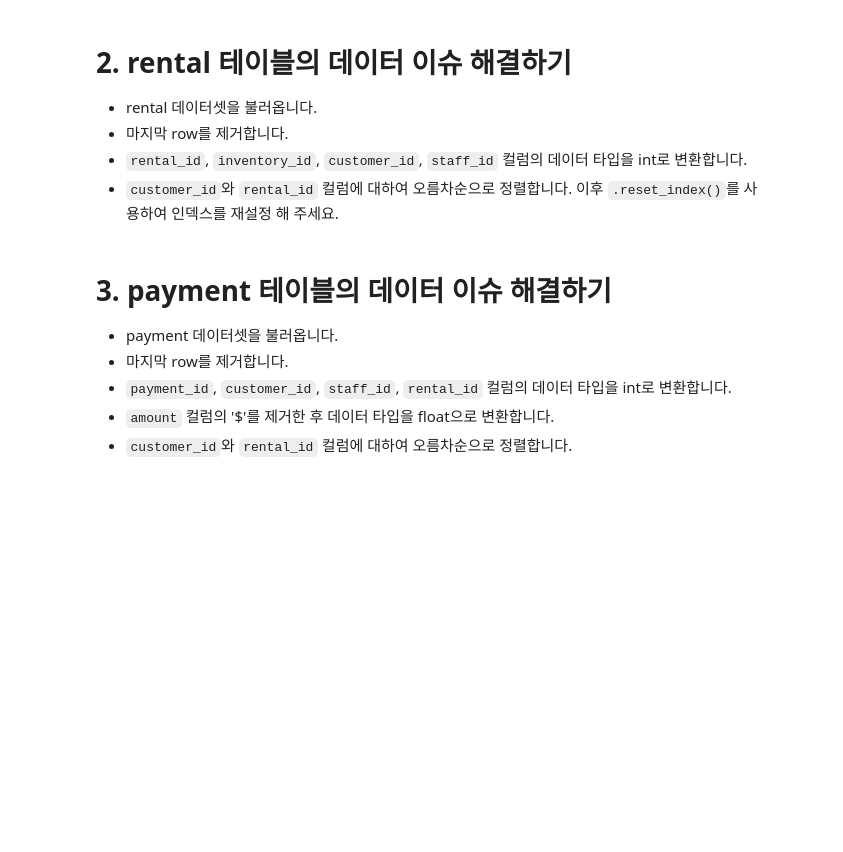
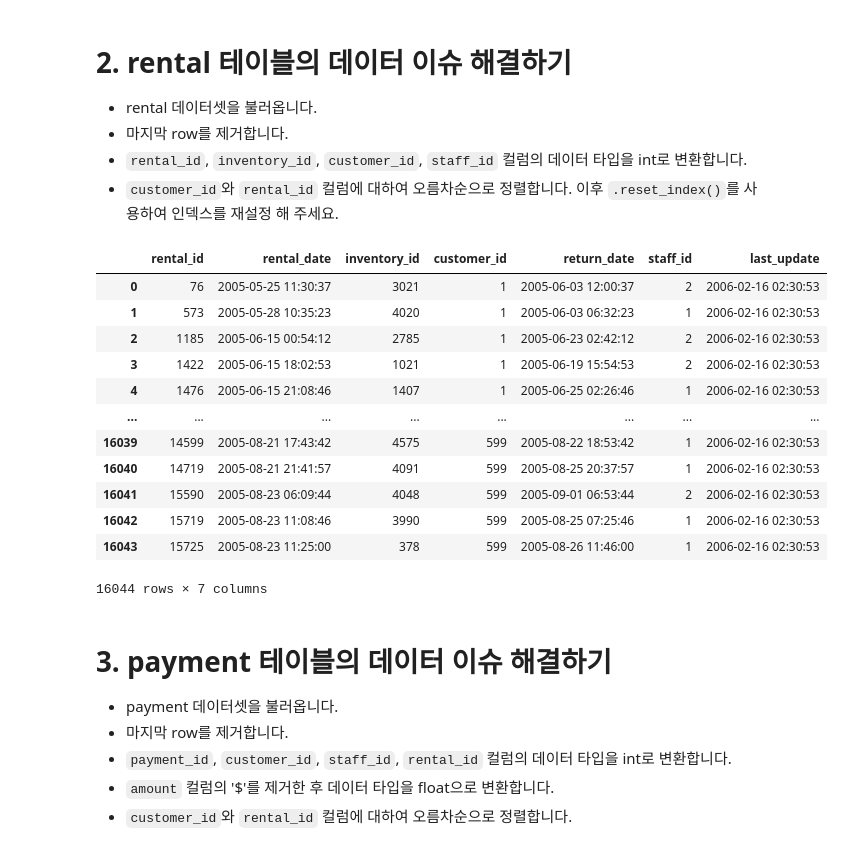
Before and after one commit to KindOrca/BootCamp, a Jupyter notebook: n113 & 114 - Data Wrangling/n114a-Data Wrangling(2).ipynb, the cells around one changed output. Saved outputs shown, nothing was run; the diff lists cells and outputs as text; code cells hidden in the pictures; blank space fills up the shorter version.

```diff
--- a/n113 & 114 - Data Wrangling/n114a-Data Wrangling(2).ipynb
+++ b/n113 & 114 - Data Wrangling/n114a-Data Wrangling(2).ipynb
@@ -64,3 +66,27 @@ rental.reset_index()
+# %%
+# rental
+df_rental = pd.read_csv('rental.csv', index_col = 'Unnamed: 0')
+
+df_rental = df_rental.drop(df_rental.index.max(), axis = 0)
+
+df_rental[['rental_id','inventory_id','customer_id','staff_id']] = df_rental[['rental_id','inventory_id','customer_id','staff_id']].astype(int)
+
+df_rental = df_rental.sort_values(['customer_id','rental_id']).reset_index(drop = True)
+df_rental
+# %% [output]
+|  | rental_id | rental_date | inventory_id | customer_id | return_date | staff_id | last_update |
+| 0 | 76 | 2005-05-25 11:30:37 | 3021 | 1 | 2005-06-03 12:00:37 | 2 | 2006-02-16 02:30:53 |
+| 1 | 573 | 2005-05-28 10:35:23 | 4020 | 1 | 2005-06-03 06:32:23 | 1 | 2006-02-16 02:30:53 |
+| 2 | 1185 | 2005-06-15 00:54:12 | 2785 | 1 | 2005-06-23 02:42:12 | 2 | 2006-02-16 02:30:53 |
+| 3 | 1422 | 2005-06-15 18:02:53 | 1021 | 1 | 2005-06-19 15:54:53 | 2 | 2006-02-16 02:30:53 |
+| 4 | 1476 | 2005-06-15 21:08:46 | 1407 | 1 | 2005-06-25 02:26:46 | 1 | 2006-02-16 02:30:53 |
+| ... | ... | ... | ... | ... | ... | ... | ... |
+| 16039 | 14599 | 2005-08-21 17:43:42 | 4575 | 599 | 2005-08-22 18:53:42 | 1 | 2006-02-16 02:30:53 |
+| 16040 | 14719 | 2005-08-21 21:41:57 | 4091 | 599 | 2005-08-25 20:37:57 | 1 | 2006-02-16 02:30:53 |
+| 16041 | 15590 | 2005-08-23 06:09:44 | 4048 | 599 | 2005-09-01 06:53:44 | 2 | 2006-02-16 02:30:53 |
+| 16042 | 15719 | 2005-08-23 11:08:46 | 3990 | 599 | 2005-08-25 07:25:46 | 1 | 2006-02-16 02:30:53 |
+| 16043 | 15725 | 2005-08-23 11:25:00 | 378 | 599 | 2005-08-26 11:46:00 | 1 | 2006-02-16 02:30:53 |
+16044 rows × 7 columns
 # %% [markdown]
 # 3. payment 테이블의 데이터 이슈 해결하기
 - payment 데이터셋을 불러옵니다.
```
Also changed, not shown: parts of 8 cells of this notebook.
